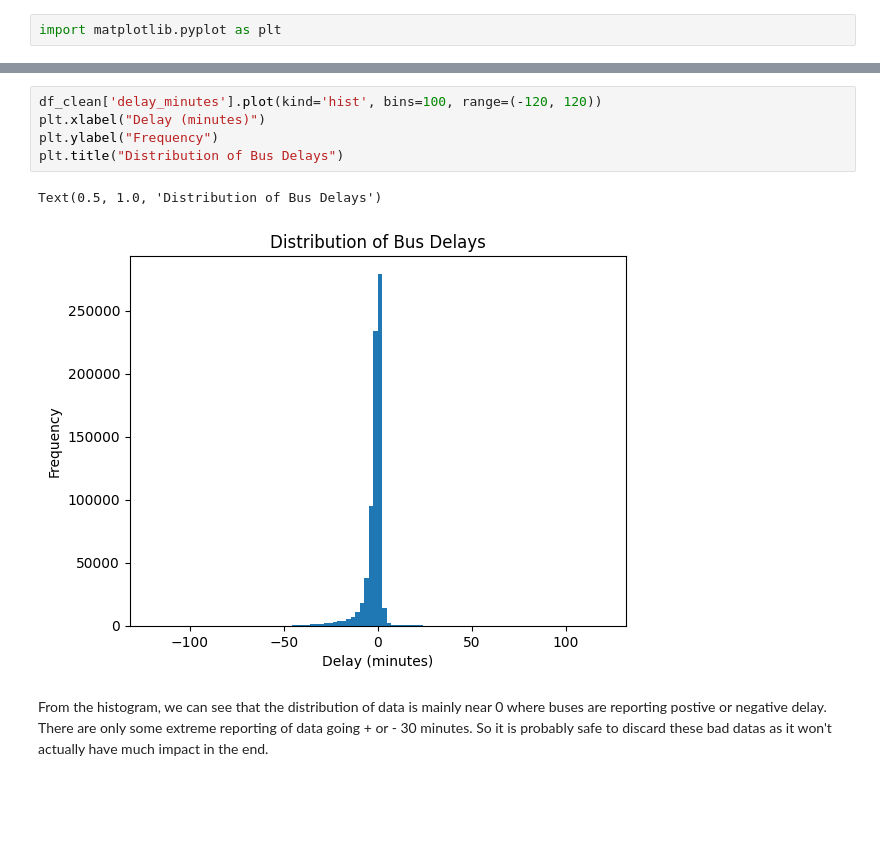
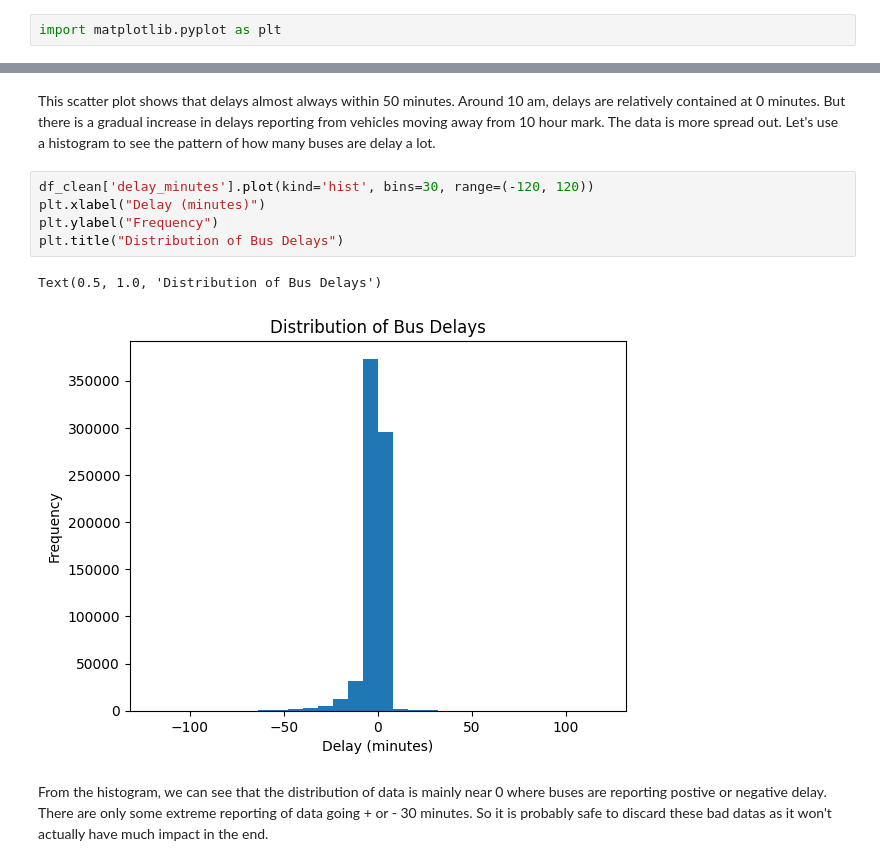
Before and after one commit to dvan2/trimet_data_project, a Jupyter notebook: notebooks/trimet.ipynb, the cells around one changed output, grey strips where cells are left out. Cells and saved outputs as stored; diff of their text form; blank space fills up the shorter version.

Commit message:
more graphs

```diff
--- a/notebooks/trimet.ipynb
+++ b/notebooks/trimet.ipynb
@@ -437,11 +371,13 @@ Text(0, 0.5, 'Delay (minutes)')
+# %% [markdown]
+This scatter plot shows that delays almost always within 50 minutes.  Around 10 am, delays are relatively contained at 0 minutes.  But there is a gradual increase in delays reporting from vehicles moving away from 10 hour mark.  The data is more spread out.  Let's use a histogram to see the pattern of how many buses are delay a lot.
 # %%
-df_clean['delay_minutes'].plot(kind='hist', bins=100, range=(-120, 120))
+df_clean['delay_minutes'].plot(kind='hist', bins=30, range=(-120, 120))
 plt.xlabel("Delay (minutes)")
 plt.ylabel("Frequency")
 plt.title("Distribution of Bus Delays")
 # %% [output]
 Text(0.5, 1.0, 'Distribution of Bus Delays')
-[figure, old version]
+[figure, new version]
 # %% [markdown]
 From the histogram, we can see that the distribution of data is mainly near 0 where buses are reporting postive or negative delay.  There are only some extreme reporting of data going + or - 30 minutes.  So it is probably safe to discard these bad datas as it won't actually have much impact in the end.
 # %%
```
Also changed, not shown: parts of 34 cells of this notebook.
